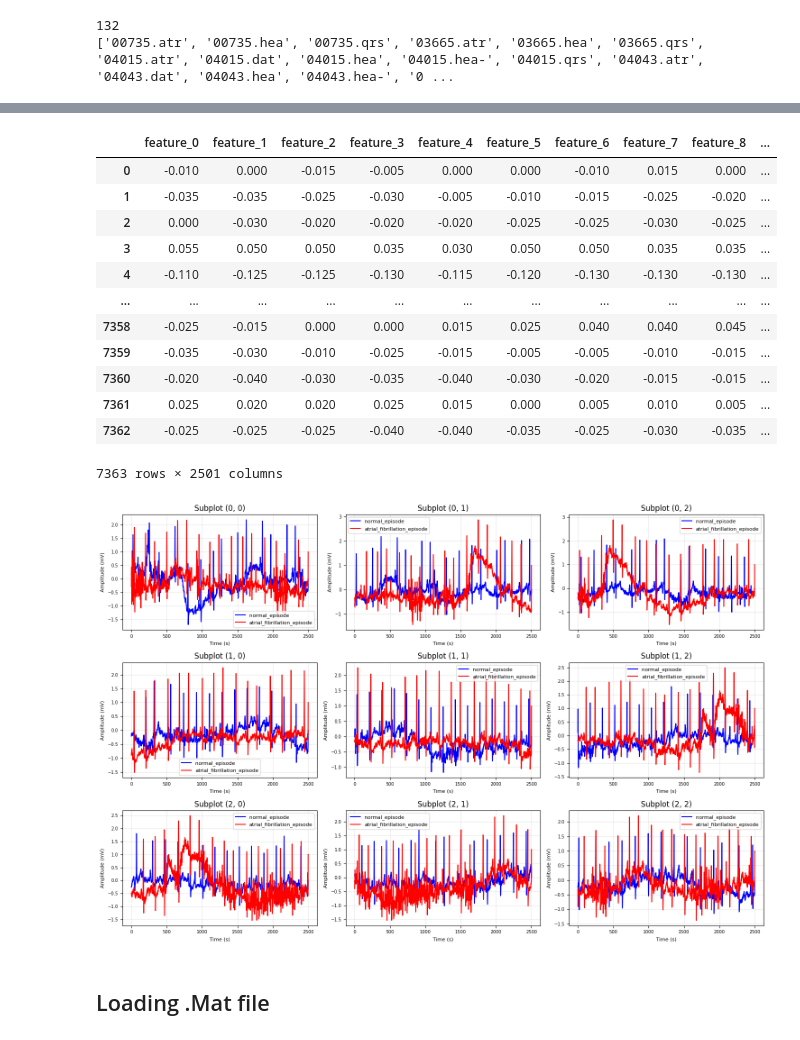
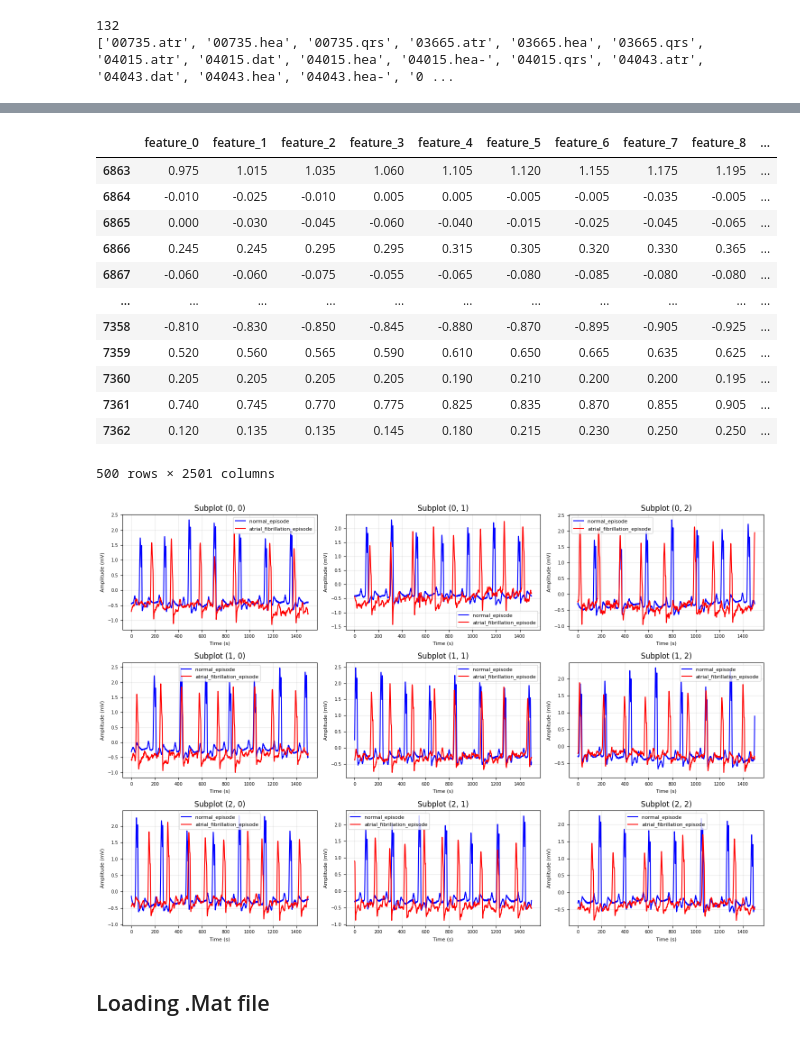
Before and after one commit to arafatshovon/deep_learning_course, a Jupyter notebook: data_reading.ipynb, the cells around one changed output, grey strips where cells are left out. Drawn from its saved outputs; the diff is of its cells as text; code cells hidden in the pictures.

Commit message:
changes made in the create_training_data function of data_reading.ipynb file. use the latest commit for creating data

```diff
--- a/data_reading.ipynb
+++ b/data_reading.ipynb
@@ -70,8 +75,8 @@ for file in files:
 # %%
-# qrs_annotations = wfdb.rdann(record_name, 'qrs')
-# qrs_annotations.sample
-# qrs_annotations.symbol
-# np.unique(qrs_annotations.symbol)
-print(rhythms)
-print(channels)
+symbol = []
+for file in files:
+    record_name = os.path.join(path, file)
+    ann = wfdb.rdann(record_name, 'atr')
+    symbol.append(set(ann.symbol))
+print(symbol)
 # %% [output]
@@ -115,8 +122,11 @@ def create_training_data(path:str, file_name:str, window:int, shift:int):
 
     return np.array(data), np.array(label)
 # %%
-index = 20
+index = 5
 record_name = os.path.join(path, files[index])
 ann = wfdb.rdann(record_name, 'atr')
-ann.sample, ann.symbol
+record = wfdb.rdrecord(record_name)
+print(ann.sample, ann.symbol, ann.aux_note)
+print(len(ann.sample), len(ann.symbol), len(ann.aux_note))
+print(record.p_signal.shape[0])
 # %% [output]
@@ -149,51 +162,55 @@ ch2['label'] = y
 #     ch1.to_excel(writer, sheet_name="Channel_1", index=False)
 #     ch2.to_excel(writer, sheet_name="Channel_2", index=False)
 # %%
-ch1
+ch1.tail(500)
 # %% [output]
 |  | feature_0 | feature_1 | feature_2 | feature_3 | feature_4 | feature_5 | feature_6 | feature_7 | feature_8 | ... |
-| 0 | -0.010 | 0.000 | -0.015 | -0.005 | 0.000 | 0.000 | -0.010 | 0.015 | 0.000 | ... |
-| 1 | -0.035 | -0.035 | -0.025 | -0.030 | -0.005 | -0.010 | -0.015 | -0.025 | -0.020 | ... |
-| 2 | 0.000 | -0.030 | -0.020 | -0.020 | -0.020 | -0.025 | -0.025 | -0.030 | -0.025 | ... |
-| 3 | 0.055 | 0.050 | 0.050 | 0.035 | 0.030 | 0.050 | 0.050 | 0.035 | 0.035 | ... |
-| 4 | -0.110 | -0.125 | -0.125 | -0.130 | -0.115 | -0.120 | -0.130 | -0.130 | -0.130 | ... |
+| 6863 | 0.975 | 1.015 | 1.035 | 1.060 | 1.105 | 1.120 | 1.155 | 1.175 | 1.195 | ... |
+| 6864 | -0.010 | -0.025 | -0.010 | 0.005 | 0.005 | -0.005 | -0.005 | -0.035 | -0.005 | ... |
+| 6865 | 0.000 | -0.030 | -0.045 | -0.060 | -0.040 | -0.015 | -0.025 | -0.045 | -0.065 | ... |
+| 6866 | 0.245 | 0.245 | 0.295 | 0.295 | 0.315 | 0.305 | 0.320 | 0.330 | 0.365 | ... |
+| 6867 | -0.060 | -0.060 | -0.075 | -0.055 | -0.065 | -0.080 | -0.085 | -0.080 | -0.080 | ... |
 | ... | ... | ... | ... | ... | ... | ... | ... | ... | ... | ... |
-| 7358 | -0.025 | -0.015 | 0.000 | 0.000 | 0.015 | 0.025 | 0.040 | 0.040 | 0.045 | ... |
-| 7359 | -0.035 | -0.030 | -0.010 | -0.025 | -0.015 | -0.005 | -0.005 | -0.010 | -0.015 | ... |
-| 7360 | -0.020 | -0.040 | -0.030 | -0.035 | -0.040 | -0.030 | -0.020 | -0.015 | -0.015 | ... |
-| 7361 | 0.025 | 0.020 | 0.020 | 0.025 | 0.015 | 0.000 | 0.005 | 0.010 | 0.005 | ... |
-| 7362 | -0.025 | -0.025 | -0.025 | -0.040 | -0.040 | -0.035 | -0.025 | -0.030 | -0.035 | ... |
+| 7358 | -0.810 | -0.830 | -0.850 | -0.845 | -0.880 | -0.870 | -0.895 | -0.905 | -0.925 | ... |
+| 7359 | 0.520 | 0.560 | 0.565 | 0.590 | 0.610 | 0.650 | 0.665 | 0.635 | 0.625 | ... |
+| 7360 | 0.205 | 0.205 | 0.205 | 0.205 | 0.190 | 0.210 | 0.200 | 0.200 | 0.195 | ... |
+| 7361 | 0.740 | 0.745 | 0.770 | 0.775 | 0.825 | 0.835 | 0.870 | 0.855 | 0.905 | ... |
+| 7362 | 0.120 | 0.135 | 0.135 | 0.145 | 0.180 | 0.215 | 0.230 | 0.250 | 0.250 | ... |
-7363 rows × 2501 columns
+500 rows × 2501 columns
 # %%
-ch1['label'].value_counts()
-normal = ch1[ch1['label'] == 0].iloc[:-1].values
-af = ch1[ch1['label'] == 1].values
+data = ch2.copy()
+data['label'].value_counts()
+normal = data[data['label'] == 0].iloc[:, :-1].values
+af = data[data['label'] == 1].iloc[:, :-1].values
 # %%
 
 # Create 3x3 subplot grid
 fig, axes = plt.subplots(3, 3, figsize=(15, 10))
 
-fig_index = 500
+fig_index = 350
+length = 1500
+time_start = 500
+time_end = time_start + length if (time_start + length) < 2500 else 2500
 for i in range(3):
     for j in range(3):
-        axes[i, j].plot(normal[fig_index], 'b-', label='normal_episode')
-        axes[i, j].plot(af[fig_index], 'r-', label='atrial_fibrillation_episode')
+        axes[i, j].plot(normal[fig_index, time_start:time_end], 'b-', label='normal_episode')
+        axes[i, j].plot(af[fig_index, time_start:time_end], 'r-', label='atrial_fibrillation_episode')
         axes[i, j].set_title(f'Subplot ({i}, {j})')
         axes[i, j].grid(True)
 
         axes[i, j].set_xlabel('Time (s)', fontsize=8)
         axes[i, j].set_ylabel('Amplitude (mV)', fontsize=8)
         axes[i, j].grid(True, alpha=0.3)
         axes[i, j].legend(fontsize=8)
         axes[i, j].tick_params(labelsize=7)
 
         fig_index += 1
 
 # Adjust spacing between subplots
 plt.tight_layout()
 plt.show()
 # %% [output]
-[figure, old version]
+[figure, new version]
 # %% [markdown]
 <h2>Loading .Mat file </h2>
 # %%
```
Also changed, not shown: parts of 24 cells of this notebook, 1 other file.
